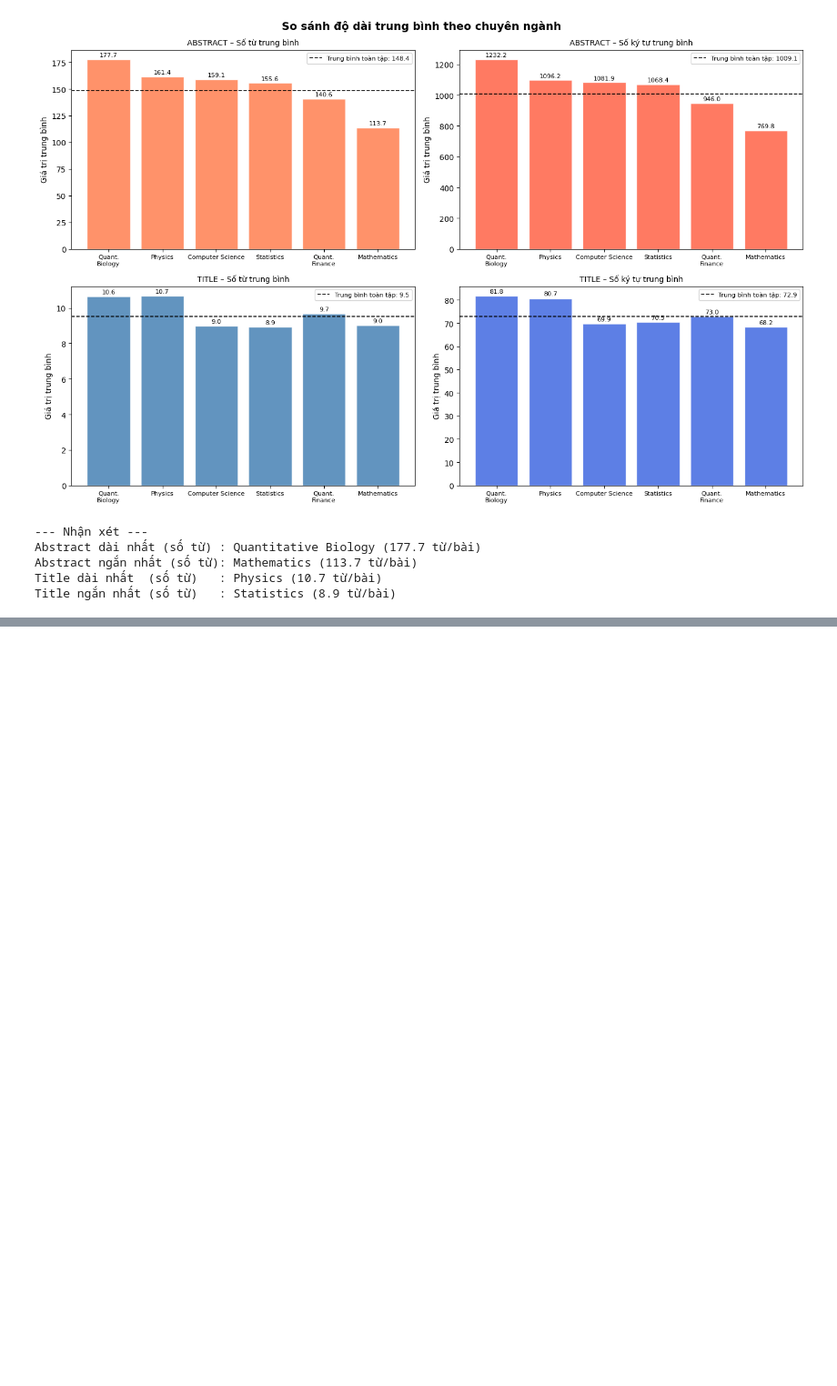
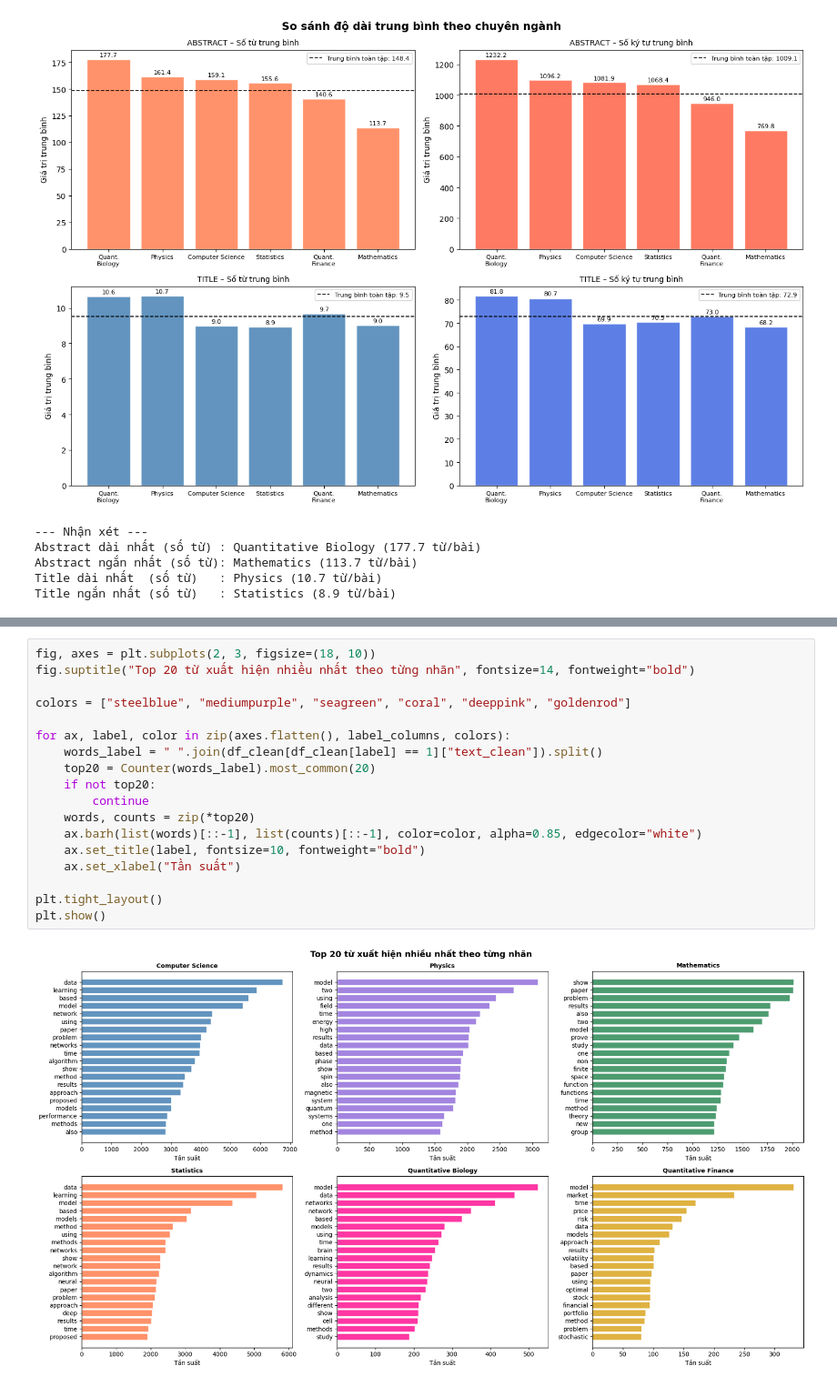
Before and after one commit to phngan05/ML-Assignment, a Jupyter notebook: notebooks/main.ipynb, the cells around one changed output, grey strips where cells are left out. Shown at 91% size. Saved outputs shown, nothing was run; the diff lists cells and outputs as text; blank space fills up the shorter version.

```diff
--- a/notebooks/main.ipynb
+++ b/notebooks/main.ipynb
@@ -350,0 +524,20 @@ Title ngắn nhất (số từ)   : Statistics (8.9 từ/bài)
+# %%
+fig, axes = plt.subplots(2, 3, figsize=(18, 10))
+fig.suptitle("Top 20 từ xuất hiện nhiều nhất theo từng nhãn", fontsize=14, fontweight="bold")
+
+colors = ["steelblue", "mediumpurple", "seagreen", "coral", "deeppink", "goldenrod"]
+
+for ax, label, color in zip(axes.flatten(), label_columns, colors):
+    words_label = " ".join(df_clean[df_clean[label] == 1]["text_clean"]).split()
+    top20 = Counter(words_label).most_common(20)
+    if not top20:
+        continue
+    words, counts = zip(*top20)
+    ax.barh(list(words)[::-1], list(counts)[::-1], color=color, alpha=0.85, edgecolor="white")
+    ax.set_title(label, fontsize=10, fontweight="bold")
+    ax.set_xlabel("Tần suất")
+
+plt.tight_layout()
+plt.show()
+# %% [output]
+[figure, added]
```
Also changed, not shown: parts of 13 cells of this notebook.
